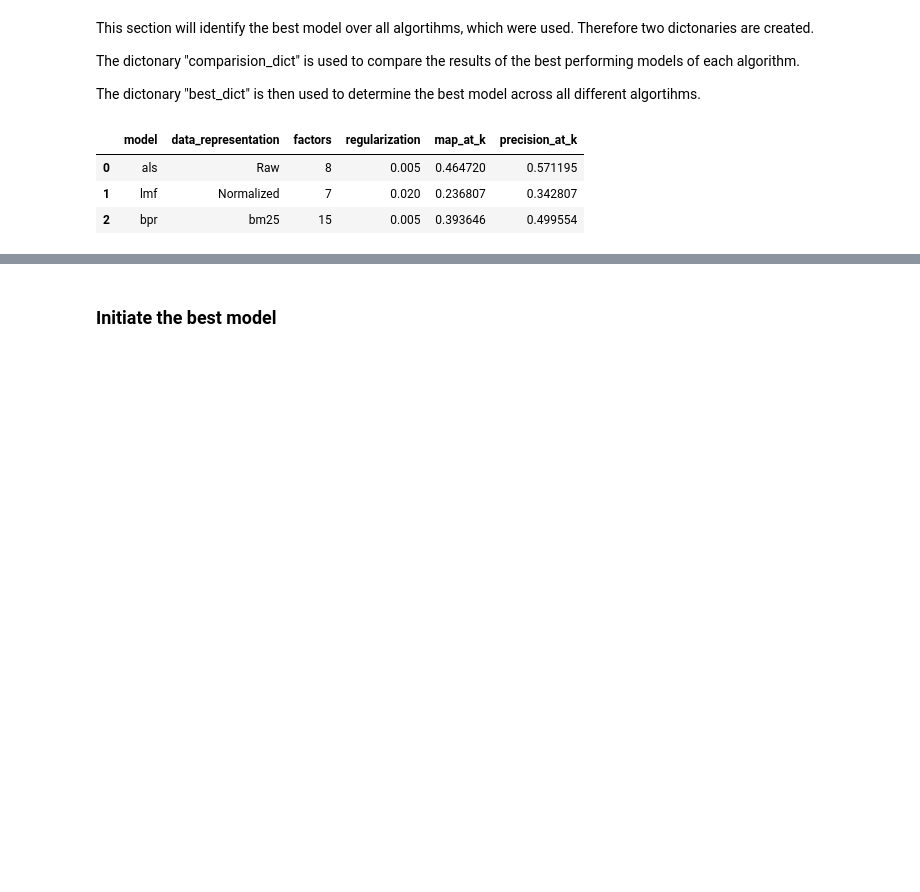
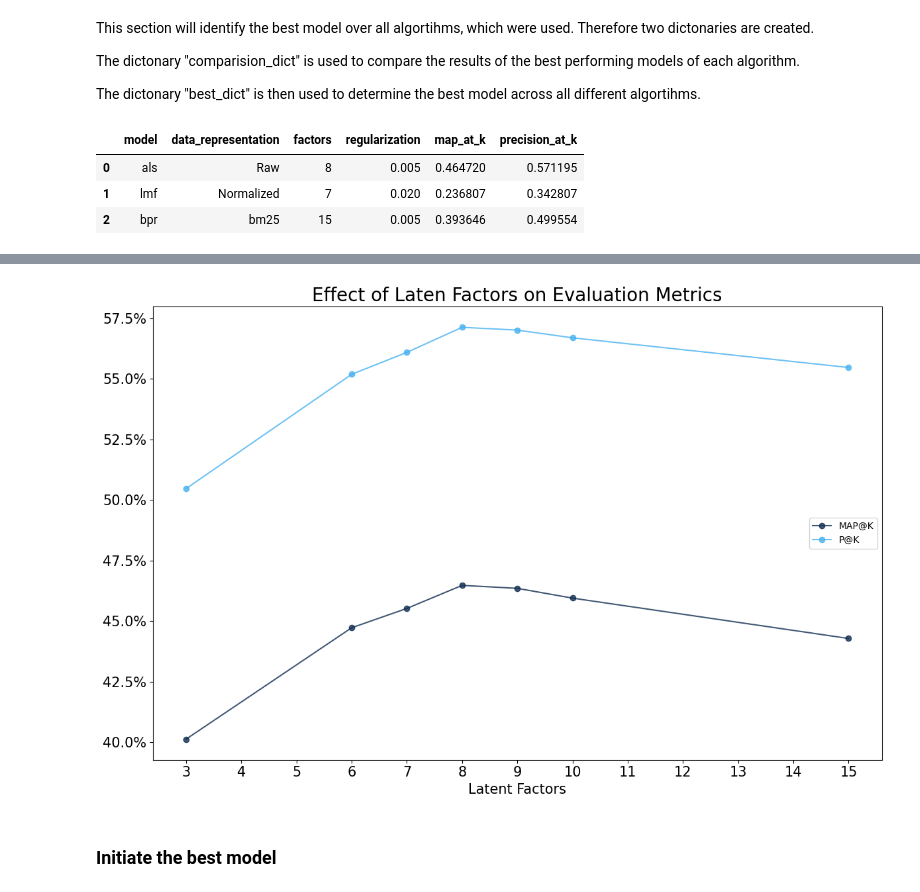
Before and after one commit to maximizer36/DS_AP, a Jupyter notebook: AP_binary_implicit_final.ipynb, the cells around one changed output, grey strips where cells are left out. Drawn from its saved outputs; the diff is of its cells as text; code cells hidden in the pictures; blank space fills up the shorter version.

```diff
--- a/AP_binary_implicit_final.ipynb
+++ b/AP_binary_implicit_final.ipynb
@@ -376,6 +376,6 @@ Initiate the Alternating Least Squares algorithm from the implicit library
 # results_als
 # %%
 # results_als.to_csv("results_als.csv")
-results_als = pd.read_csv("results_als.csv")
-results_als.iloc[results_als.precision_at_k.idxmax()]
+results_als = pd.read_csv("results_als.csv", index_col=0)
+results_als.iloc[results_als.map_at_k.idxmax()]
 # %% [output]
@@ -564,0 +564,3 @@ Name: 27, dtype: object
+# %%
+results_plot = results_als[(results_als.regularization == 0.005) & (results_als.data_representations == "Raw") & (results_als.iterations == 10)]
+results_plot
@@ -565,3 +578,18 @@ Name: 27, dtype: object
+# %%
+fig = plt.figure(figsize=(12, 8))
+ax = fig.add_subplot(1,1,1)
+plt.plot(results_plot.factors,results_plot.map_at_k  ,color="#112e51",alpha=0.8, marker="o",label="MAP@K")
+plt.plot(results_plot.factors,results_plot.precision_at_k  ,color="#48b2f0",alpha=0.8, marker="o",label="P@K")
+plt.title("Effect of Laten Factors on Evaluation Metrics",size = 20)
+plt.xlabel("Latent Factors",size=15)
+plt.xticks(np.arange(3,16,1),fontsize=15)
+plt.yticks(fontsize=15)
+plt.legend(loc= "right")
+plt.tight_layout()
+ax.yaxis.set_major_formatter(mtick.PercentFormatter( xmax=1))
+plt.savefig("Evaluation of ALS Model with Different Factors.png",dpi=300)
+# %% [output]
+[figure, added]
 # %% [markdown]
 ### Initiate the best model
 # %% [markdown]
```
Also changed, not shown: parts of 19 cells of this notebook, 5 other files.
